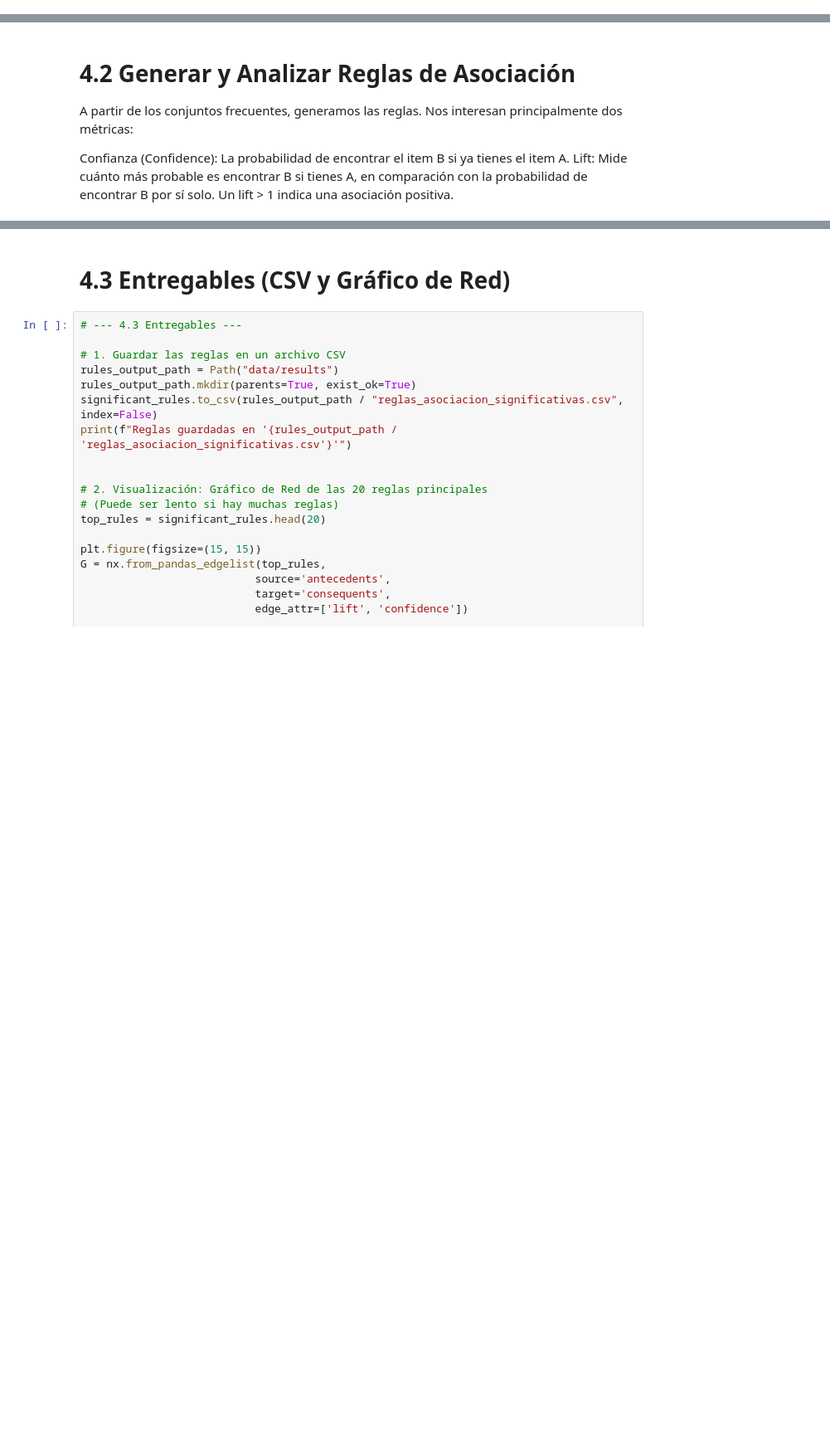
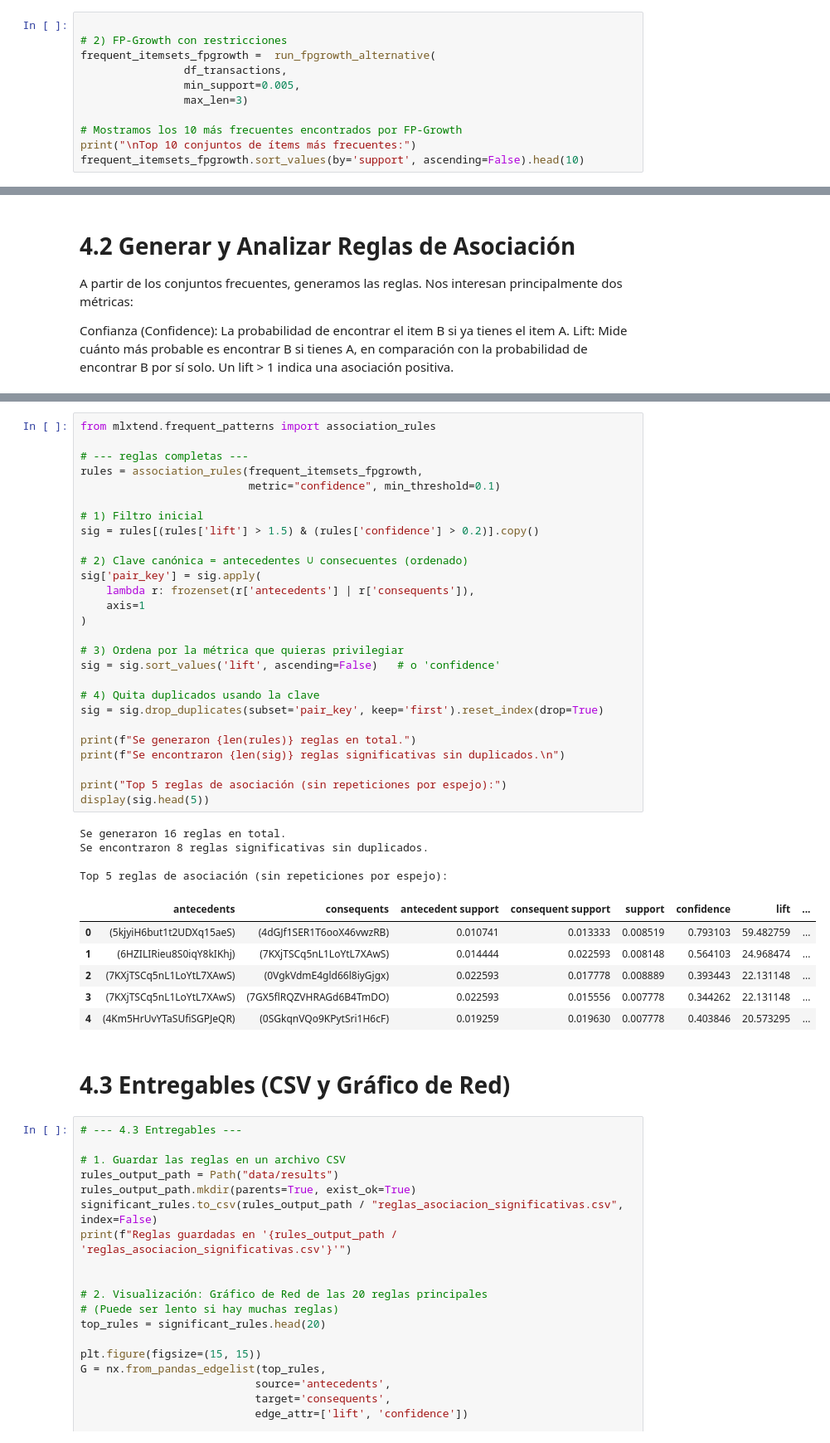
Before and after one commit to fabianlgomez/mpd-PlaylistSimilarity-unal, a Jupyter notebook: associationRules&Clustering.ipynb, the cells around one changed output, grey strips where cells are left out. Shown at 83% size. Drawn from its saved outputs; the diff is of its cells as text; blank space fills up the shorter version.

```diff
--- a/associationRules&Clustering.ipynb
+++ b/associationRules&Clustering.ipynb
@@ -157,0 +262,11 @@ Top 10 conjuntos de ítems más frecuentes:
+# %%
+
+# 2) FP-Growth con restricciones
+frequent_itemsets_fpgrowth =  run_fpgrowth_alternative(
+                df_transactions,
+                min_support=0.005,
+                max_len=3)
+
+# Mostramos los 10 más frecuentes encontrados por FP-Growth
+print("\nTop 10 conjuntos de ítems más frecuentes:")
+frequent_itemsets_fpgrowth.sort_values(by='support', ascending=False).head(10)
@@ -212,3 +372,41 @@ Top 5 reglas de asociación más significativas (ordenadas por lift):
+# %%
+from mlxtend.frequent_patterns import association_rules
+
+# --- reglas completas ---
+rules = association_rules(frequent_itemsets_fpgrowth,
+                          metric="confidence", min_threshold=0.1)
+
+# 1) Filtro inicial
+sig = rules[(rules['lift'] > 1.5) & (rules['confidence'] > 0.2)].copy()
+
+# 2) Clave canónica = antecedentes ∪ consecuentes (ordenado)
+sig['pair_key'] = sig.apply(
+    lambda r: frozenset(r['antecedents'] | r['consequents']),
+    axis=1
+)
+
+# 3) Ordena por la métrica que quieras privilegiar
+sig = sig.sort_values('lift', ascending=False)   # o 'confidence'
+
+# 4) Quita duplicados usando la clave
+sig = sig.drop_duplicates(subset='pair_key', keep='first').reset_index(drop=True)
+
+print(f"Se generaron {len(rules)} reglas en total.")
+print(f"Se encontraron {len(sig)} reglas significativas sin duplicados.\n")
+
+print("Top 5 reglas de asociación (sin repeticiones por espejo):")
+display(sig.head(5))
+# %% [output]
+Se generaron 16 reglas en total.
+Se encontraron 8 reglas significativas sin duplicados.
+
+Top 5 reglas de asociación (sin repeticiones por espejo):
+|  | antecedents | consequents | antecedent support | consequent support | support | confidence | lift | ... |
+| 0 | (5kjyiH6but1t2UDXq15aeS) | (4dGJf1SER1T6ooX46vwzRB) | 0.010741 | 0.013333 | 0.008519 | 0.793103 | 59.482759 | ... |
+| 1 | (6HZILIRieu8S0iqY8kIKhj) | (7KXjTSCq5nL1LoYtL7XAwS) | 0.014444 | 0.022593 | 0.008148 | 0.564103 | 24.968474 | ... |
+| 2 | (7KXjTSCq5nL1LoYtL7XAwS) | (0VgkVdmE4gld66l8iyGjgx) | 0.022593 | 0.017778 | 0.008889 | 0.393443 | 22.131148 | ... |
+| 3 | (7KXjTSCq5nL1LoYtL7XAwS) | (7GX5flRQZVHRAGd6B4TmDO) | 0.022593 | 0.015556 | 0.007778 | 0.344262 | 22.131148 | ... |
+| 4 | (4Km5HrUvYTaSUfiSGPJeQR) | (0SGkqnVQo9KPytSri1H6cF) | 0.019259 | 0.019630 | 0.007778 | 0.403846 | 20.573295 | ... |
 # %% [markdown]
 # 4.3 Entregables (CSV y Gráfico de Red)
 # %%
```
Also changed, not shown: parts of 18 cells of this notebook.
